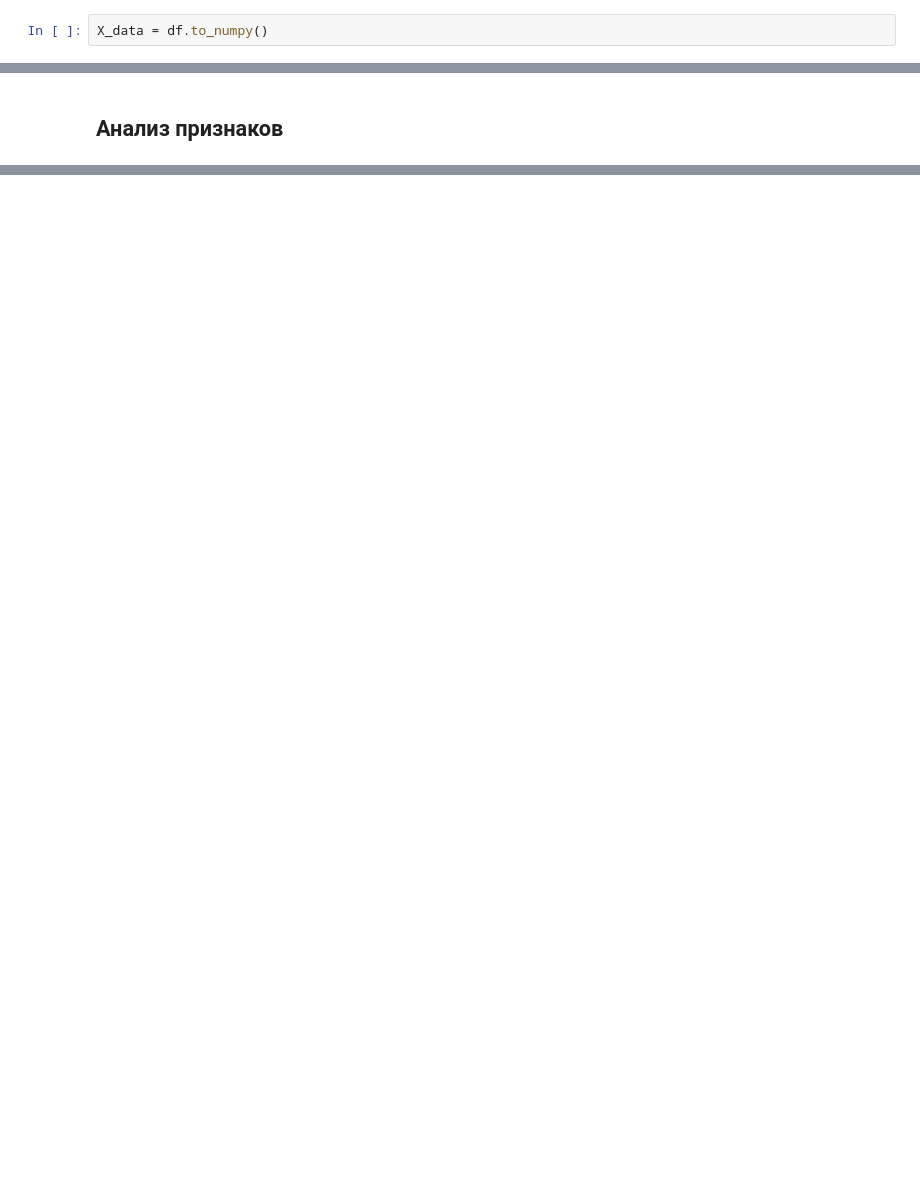
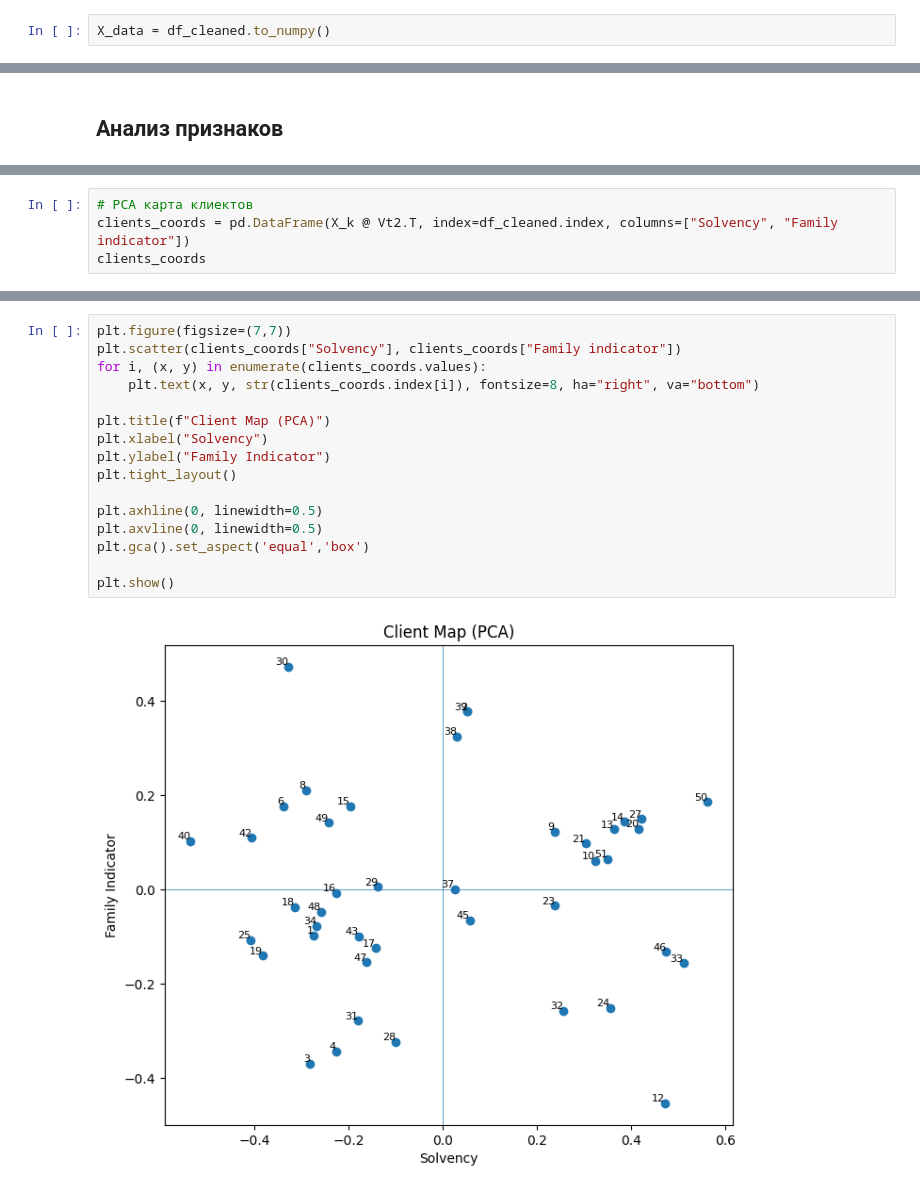
Before and after one commit to GrafVonTee/Kalyagin-Lab1, a Jupyter notebook: lab1.ipynb, the cells around one changed output, grey strips where cells are left out. Cells and saved outputs as stored; diff of their text form; blank space fills up the shorter version.

```diff
--- a/lab1.ipynb
+++ b/lab1.ipynb
@@ -156,5 +243,5 @@ draw_corr_plots(df)
 # %%
-X_data = df.to_numpy()
+X_data = df_cleaned.to_numpy()
 # %%
 # Центрируем и нормализуем (через L2-норму)
 X_centered = X_data - X_data.mean(axis=0)
@@ -292,0 +351,4 @@ array([[0., 0.],
+# %%
+# PCA карта клиектов
+clients_coords = pd.DataFrame(X_k @ Vt2.T, index=df_cleaned.index, columns=["Solvency", "Family indicator"])
+clients_coords
@@ -292,0 +373,18 @@ array([[0., 0.],
+# %%
+plt.figure(figsize=(7,7))
+plt.scatter(clients_coords["Solvency"], clients_coords["Family indicator"])
+for i, (x, y) in enumerate(clients_coords.values):
+    plt.text(x, y, str(clients_coords.index[i]), fontsize=8, ha="right", va="bottom")
+
+plt.title(f"Client Map (PCA)")
+plt.xlabel("Solvency")
+plt.ylabel("Family Indicator")
+plt.tight_layout()
+
+plt.axhline(0, linewidth=0.5)
+plt.axvline(0, linewidth=0.5)
+plt.gca().set_aspect('equal','box')
+
+plt.show()
+# %% [output]
+[figure, added]
```
Also changed, not shown: parts of 32 cells of this notebook.
